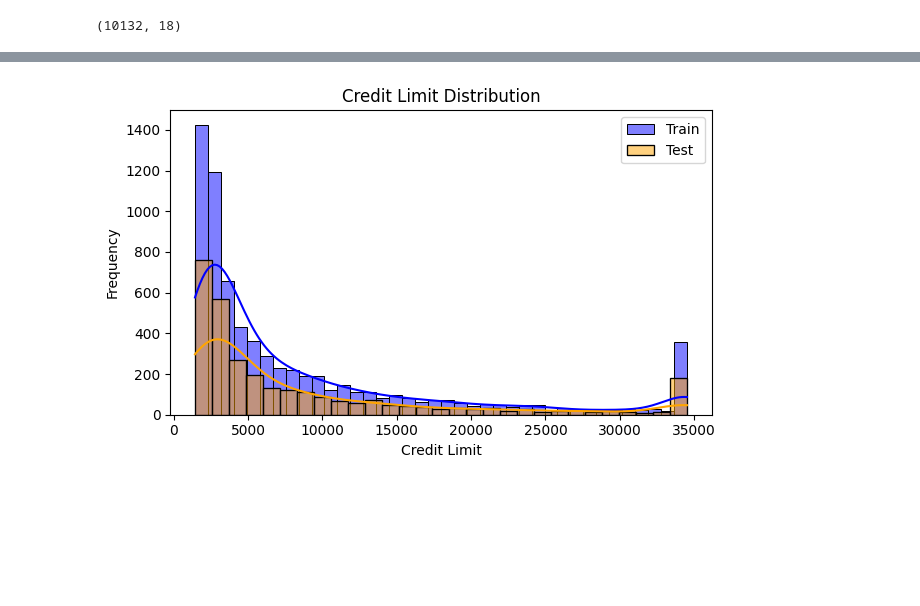
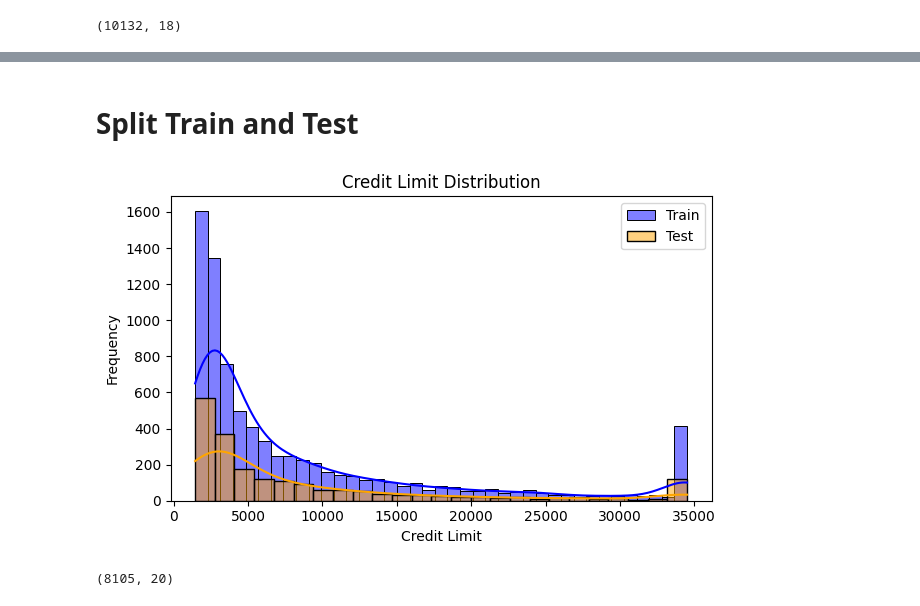
Before and after one commit to SheidaAbedpour/Regression-Credit-Limit-Prediction, a Jupyter notebook: main.ipynb, the cells around one changed output, grey strips where cells are left out. Drawn from its saved outputs; the diff is of its cells as text; code cells hidden in the pictures; blank space fills up the shorter version.

```diff
--- a/main.ipynb
+++ b/main.ipynb
@@ -89,15 +303,0 @@ plt.show()
-# %%
-categorical_features = ['Gender', 'Education_Level', 'Marital_Status', 'Income_Category', 'Card_Category']
-df[categorical_features] = df[categorical_features].fillna('NaN')
-
-# Plot bar plots for each categorical feature including NaN values
-plt.figure(figsize=(15, 10))
-
-for i, feature in enumerate(categorical_features, 1):
-    plt.subplot(3, 2, i)
-    sns.countplot(data=df, x=feature, hue=feature, order=df[feature].value_counts().index, palette="viridis", legend=False)
-    plt.title(f'Distribution of {feature}')
-    plt.xticks(rotation=45)
-    plt.tight_layout()
-
-plt.show()
@@ -138,12 +303,0 @@ df.head()
-# %%
-# fill NaN
-for column in columns_to_encode:
-    nan_col = column + '_NaN'
-    encoded_columns = [col for col in df.columns if col.startswith(column + '_') and col != nan_col]
-    for encoded_col in encoded_columns:
-        df.loc[df[nan_col] == 1, encoded_col] = np.nan
-
-# Drop the NaN indicator columns
-df = df.drop(columns=[col + '_NaN' for col in columns_to_encode])
-
-df.head()
@@ -156,0 +309,3 @@ df.head()
+# %%
+df = Preprocessing.encoding(df)
+df.head()
@@ -157,19 +319,25 @@ df.head()
+# %% [markdown]
+
+# Split Train and Test
 # %%
 # Split the data
-train_df, test_df = train_test_split(df, test_size=0.3, shuffle=True, random_state=42)
+train_df, test_df = Preprocessing.split(df, 0.2, 42)
 
 # Plot the distributions
 plt.figure(figsize=(12, 4))
 
 plt.subplot(1, 2, 1)
 sns.histplot(train_df['Credit_Limit'], kde=True, color='blue', label='Train')
 sns.histplot(test_df['Credit_Limit'], kde=True, color='orange', label='Test')
 plt.title('Credit Limit Distribution')
 plt.xlabel('Credit Limit')
 plt.ylabel('Frequency')
 plt.legend()
 
 plt.tight_layout()
 plt.show()
+
+print(train_df.shape)
 # %% [output]
-[figure, old version]
+[figure, new version]
+(8105, 20)
```
Also changed, not shown: parts of 58 cells of this notebook.
